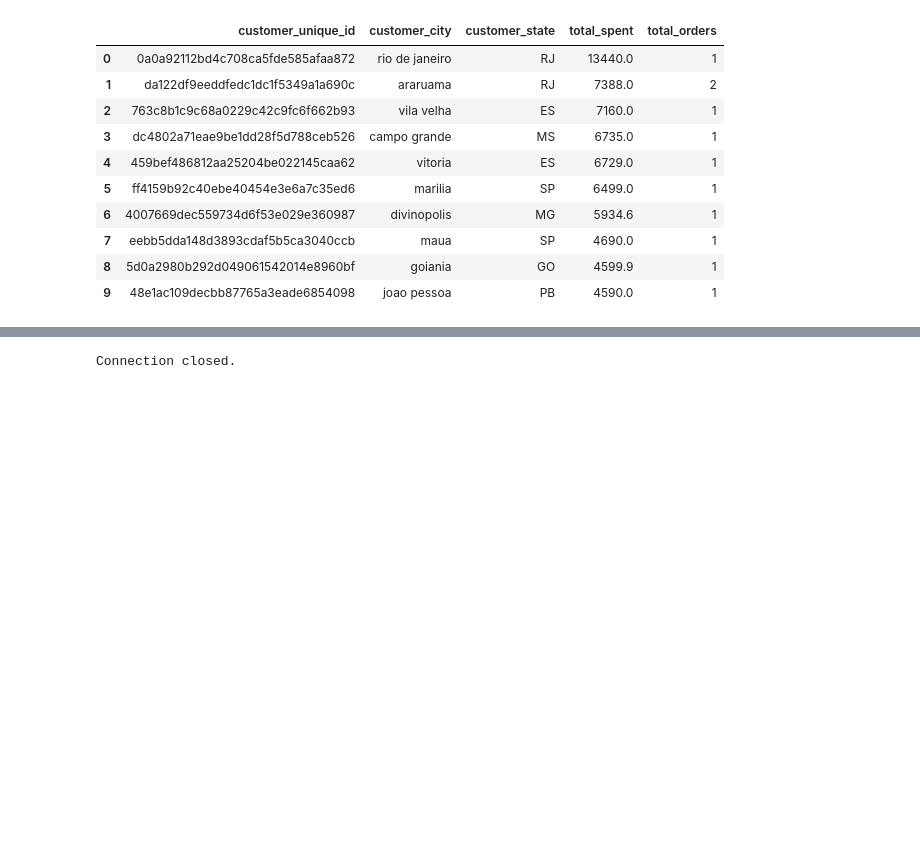
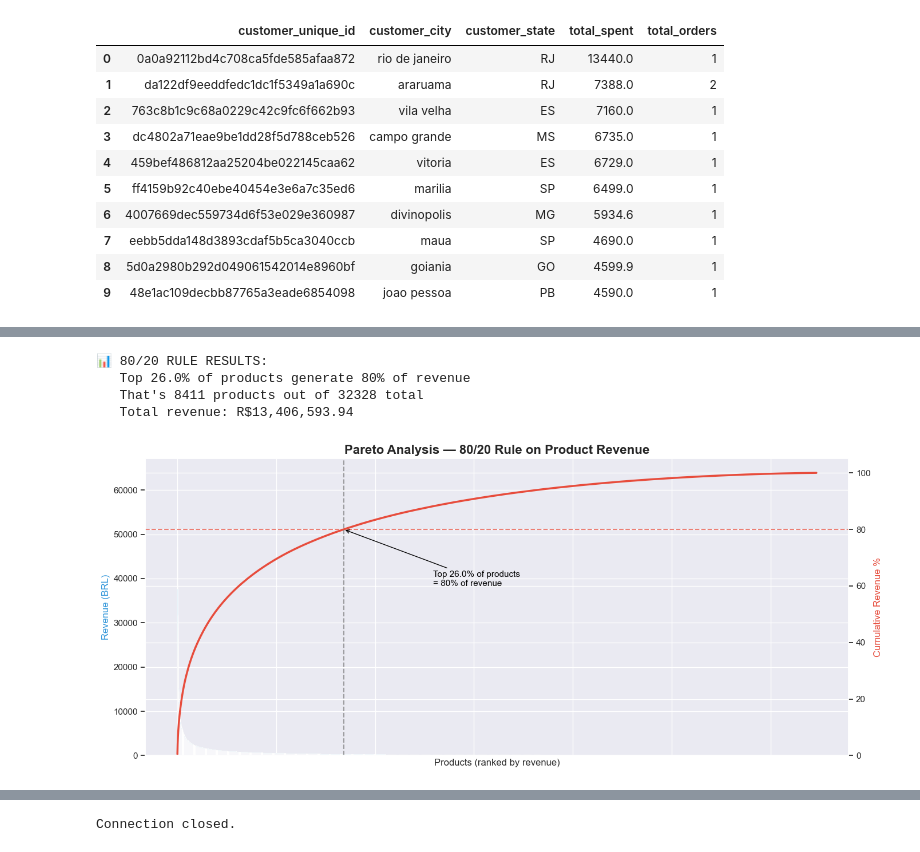
Before and after one commit to Ryanjo4432/revenue-leak-detection, a Jupyter notebook: notebooks/analysis.ipynb, the cells around one changed output, grey strips where cells are left out. Drawn from its saved outputs; the diff is of its cells as text; code cells hidden in the pictures; blank space fills up the shorter version.

```diff
--- a/notebooks/analysis.ipynb
+++ b/notebooks/analysis.ipynb
@@ -242,0 +277,60 @@ Passing `palette` without assigning `hue` is deprecated and will be removed in v
+# %%
+# Find what % of products generate 80% of revenue
+crossover = df_pareto[df_pareto["cumulative_pct"] >= 80].iloc[0]
+product_pct_at_80 = crossover["product_pct"]
+
+print(f"📊 80/20 RULE RESULTS:")
+print(f"   Top {product_pct_at_80:.1f}% of products generate 80% of revenue")
+print(f"   That's {int(len(df_pareto) * product_pct_at_80 / 100)} products out of {len(df_pareto)} total")
+print(f"   Total revenue: R${df_pareto['total_revenue'].sum():,.2f}")
+# %% [output]
+📊 80/20 RULE RESULTS:
+   Top 26.0% of products generate 80% of revenue
+   That's 8411 products out of 32328 total
+   Total revenue: R$13,406,593.94
+# %%
+fig, ax1 = plt.subplots(figsize=(14, 6))
+
+# Bar chart — individual product revenue
+ax1.bar(
+    range(len(df_pareto)),
+    df_pareto["total_revenue"],
+    color="#3498db",
+    alpha=0.6,
+    label="Product Revenue"
+)
+ax1.set_xlabel("Products (ranked by revenue)", fontsize=12)
+ax1.set_ylabel("Revenue (BRL)", fontsize=12, color="#3498db")
+ax1.tick_params(axis='x', which='both', bottom=False, labelbottom=False)
+
+# Line chart — cumulative % on second axis
+ax2 = ax1.twinx()
+ax2.plot(
+    range(len(df_pareto)),
+    df_pareto["cumulative_pct"],
+    color="#e74c3c",
+    linewidth=2.5,
+    label="Cumulative Revenue %"
+)
+ax2.axhline(y=80, color="#e74c3c", linestyle="--", alpha=0.7)
+ax2.axvline(x=int(len(df_pareto) * product_pct_at_80 / 100),
+            color="gray", linestyle="--", alpha=0.7)
+ax2.set_ylabel("Cumulative Revenue %", fontsize=12, color="#e74c3c")
+ax2.set_ylim(0, 105)
+
+# Annotation
+ax2.annotate(
+    f"Top {product_pct_at_80:.1f}% of products\n= 80% of revenue",
+    xy=(int(len(df_pareto) * product_pct_at_80 / 100), 80),
+    xytext=(int(len(df_pareto) * 0.4), 60),
+    fontsize=11,
+    color="black",
+    arrowprops=dict(arrowstyle="->", color="black")
+)
+
+ax1.set_title("Pareto Analysis — 80/20 Rule on Product Revenue", fontsize=16, fontweight="bold")
+fig.tight_layout()
+plt.savefig("../visuals/pareto_80_20.png", dpi=150)
+plt.show()
+# %% [output]
+[figure, added]
```
Also changed, not shown: parts of 2 cells of this notebook, 4 other files.
